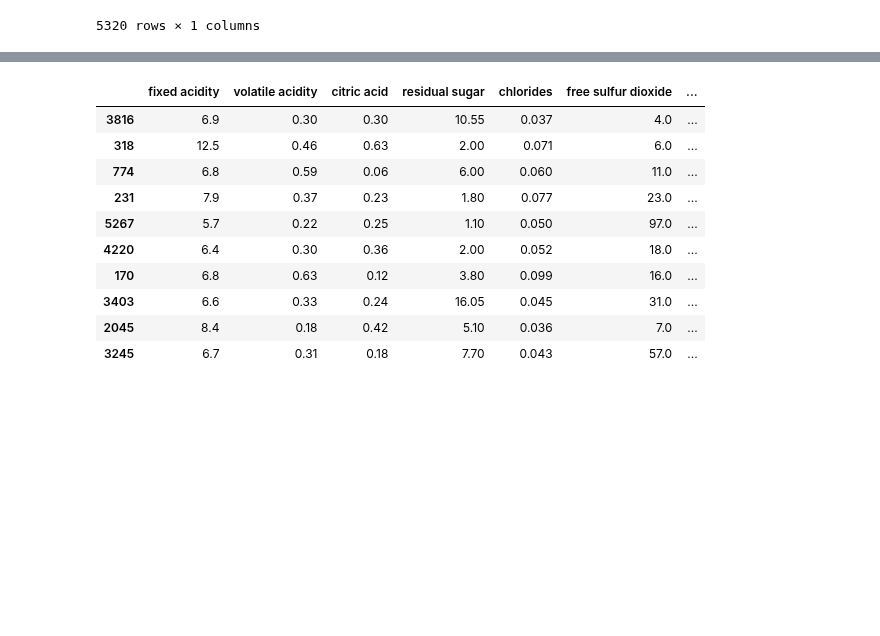
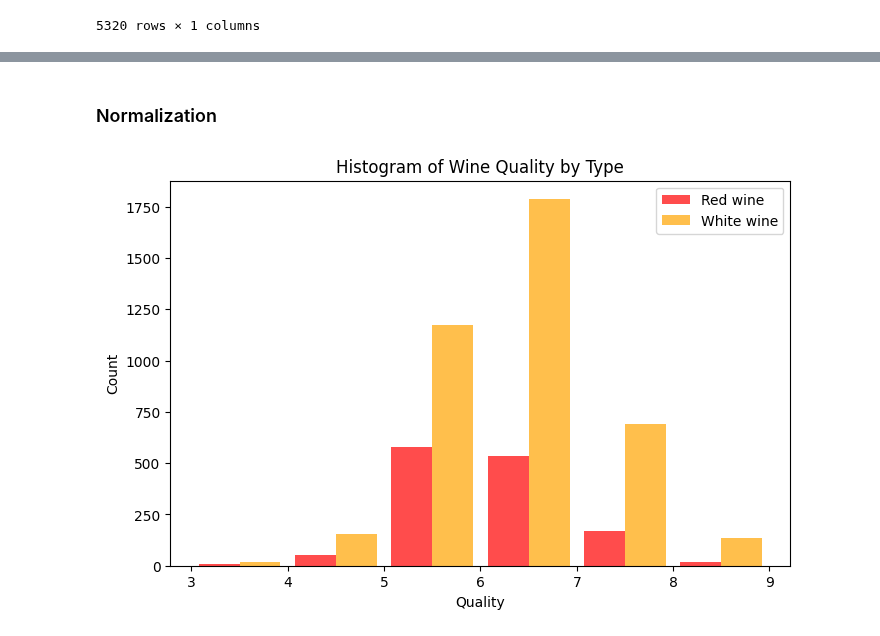
Before and after one commit to Gervig/Business-Intelligence, a Jupyter notebook: MP2/MP2.ipynb, the cells around one changed output, grey strips where cells are left out. Cells and saved outputs as stored; diff of their text form; code cells hidden in the pictures; blank space fills up the shorter version.

```diff
--- a/MP2/MP2.ipynb
+++ b/MP2/MP2.ipynb
@@ -316,16 +323,6 @@ categorical_data.sample(10)
 # adding the encoded column to the original dataframe and dropping the text column
 # White wine = 1 and red wine = 0
 wine["type_encoded"] = wine["type"].cat.codes
-wine.drop(["type"], axis=1).sample(10)
+wine_transformed = wine.drop(["type"], axis=1).sample(10)
-# %% [output]
-|  | fixed acidity | volatile acidity | citric acid | residual sugar | chlorides | free sulfur dioxide | ... |
-| 3816 | 6.9 | 0.30 | 0.30 | 10.55 | 0.037 | 4.0 | ... |
-| 318 | 12.5 | 0.46 | 0.63 | 2.00 | 0.071 | 6.0 | ... |
-| 774 | 6.8 | 0.59 | 0.06 | 6.00 | 0.060 | 11.0 | ... |
-| 231 | 7.9 | 0.37 | 0.23 | 1.80 | 0.077 | 23.0 | ... |
-| 5267 | 5.7 | 0.22 | 0.25 | 1.10 | 0.050 | 97.0 | ... |
-| 4220 | 6.4 | 0.30 | 0.36 | 2.00 | 0.052 | 18.0 | ... |
-| 170 | 6.8 | 0.63 | 0.12 | 3.80 | 0.099 | 16.0 | ... |
-| 3403 | 6.6 | 0.33 | 0.24 | 16.05 | 0.045 | 31.0 | ... |
-| 2045 | 8.4 | 0.18 | 0.42 | 5.10 | 0.036 | 7.0 | ... |
-| 3245 | 6.7 | 0.31 | 0.18 | 7.70 | 0.043 | 57.0 | ... |
+# %% [markdown]
+### Normalization
@@ -331,0 +336,21 @@ wine.drop(["type"], axis=1).sample(10)
+# %%
+# 8,a which type of wine has higher average quality, how big is the difference?
+plt.figure(figsize=(8,5))
+bins = sorted(wine["quality"].unique())
+
+plt.hist(
+    [wine[wine["type"]=="red"]["quality"], wine[wine["type"]=="white"]["quality"]],
+    bins=bins,
+    label=["Red wine", "White wine"],
+    color=["red", "orange"],
+    alpha=0.7,
+    rwidth=0.85
+)
+
+plt.xlabel("Quality")
+plt.ylabel("Count")
+plt.title("Histogram of Wine Quality by Type")
+plt.legend()
+plt.show()
+# %% [output]
+[figure, added]
```
Also changed, not shown: parts of 28 cells of this notebook.
